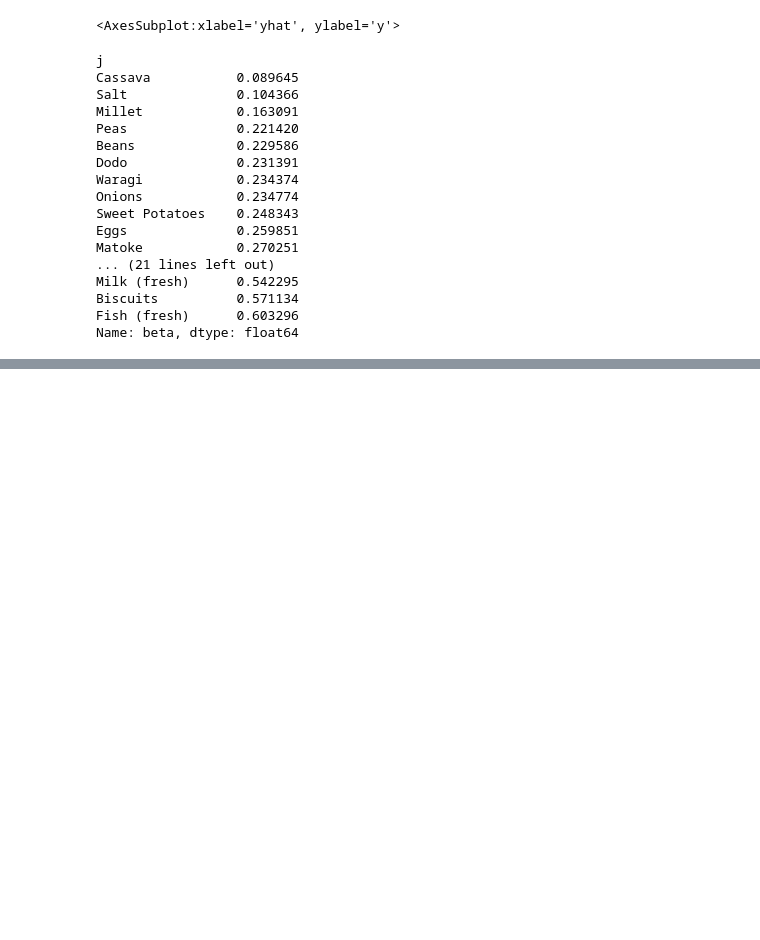
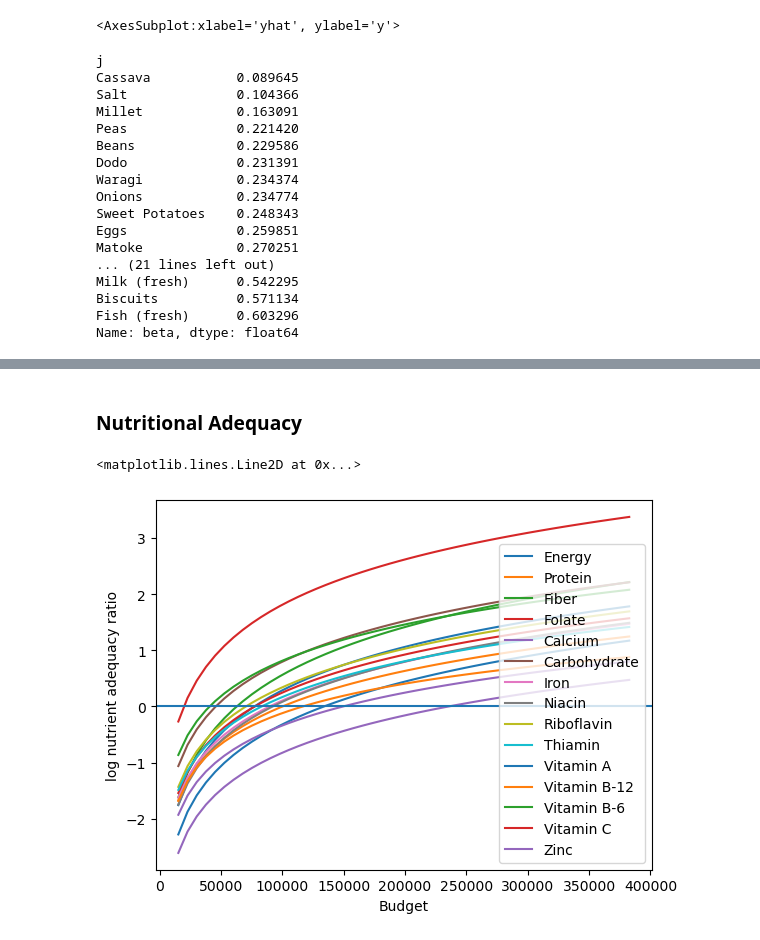
Before and after one commit to vkeroles/EEP153-SP23-Proj4, a Jupyter notebook: Team_HWiley_code.ipynb, the cells around one changed output, grey strips where cells are left out. Saved outputs shown, nothing was run; the diff lists cells and outputs as text; code cells hidden in the pictures; blank space fills up the shorter version.

```diff
--- a/Team_HWiley_code.ipynb
+++ b/Team_HWiley_code.ipynb
@@ -314,0 +553,7 @@ result.to_pickle('my_estimates.pickle')
+# %%
+rdi = read_sheets(URL[COUNTRY],
+                  sheet='RDI').set_index('n').replace(np.nan,0)
+rdi.columns.name = 'k'
+
+rdi = rdi.replace('',0)
+rdi
@@ -314,0 +580,11 @@ result.to_pickle('my_estimates.pickle')
+# %%
+# Find average household characteristics for reference period & place
+zbar = r.d.mean()
+# %%
+# This matrix product gives minimum nutrient requirements for average household in reference year & place
+my_rdi,my_zbar = rdi.align(zbar.T,axis=1,join='inner')
+hh_rdi = my_rdi@my_zbar.T
+
+# But this is per *day*, while our data is per period:
+hh_rdi = hh_rdi*DAYS_PER_PERIOD[COUNTRY]
+hh_rdi
@@ -314,0 +609,14 @@ result.to_pickle('my_estimates.pickle')
+# %% [markdown]
+### Nutritional Adequacy <a class="anchor" id="population"></a>
+# %%
+def nutrient_adequacy_ratio(x,p):
+    return (nutrient_demand(x,p)/hh_rdi.T).squeeze()
+# %%
+plt.plot(X,[np.log(nutrient_adequacy_ratio(x,pbar))[UseNutrients] for x in X])
+plt.legend(UseNutrients)
+plt.xlabel('Budget')
+plt.ylabel('log nutrient adequacy ratio')
+plt.axhline(0)
+# %% [output]
+<matplotlib.lines.Line2D at 0x...>
+[figure, added]
```
Also changed, not shown: parts of 29 cells of this notebook.
